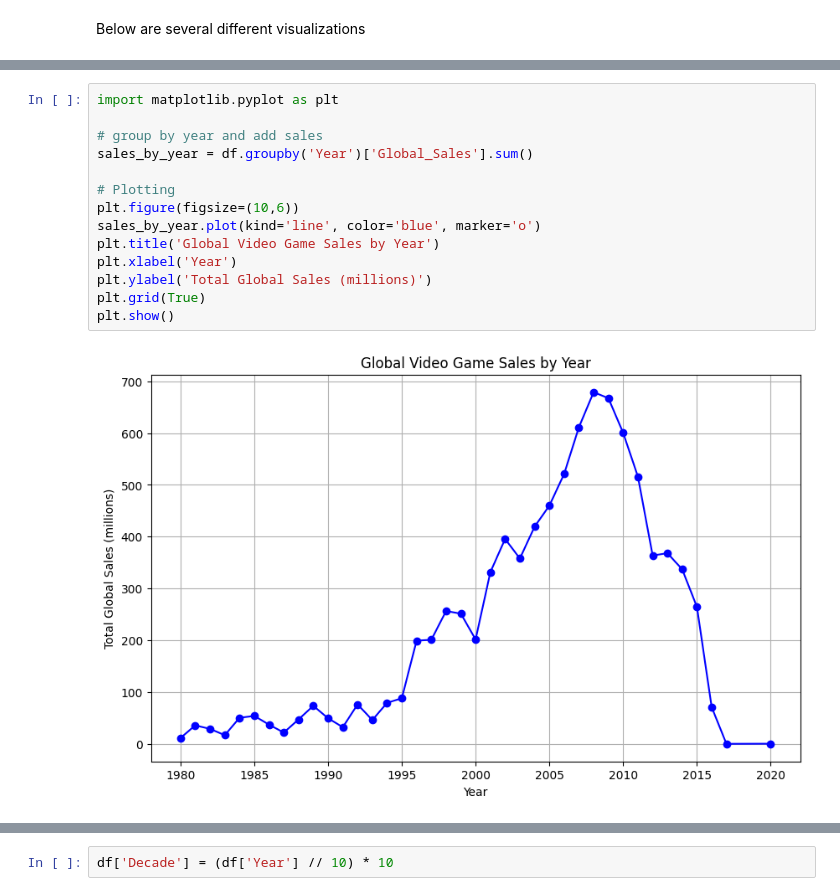
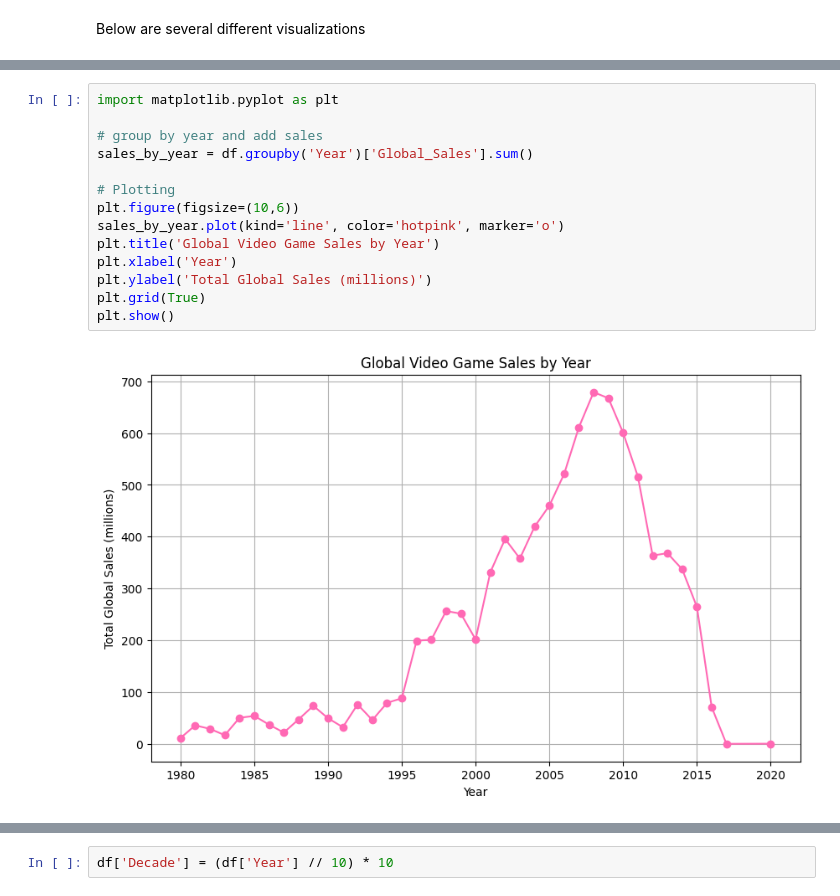
Before and after one commit to November2025/video-game-sales-analysis, a Jupyter notebook: gameanalysis.ipynb, the cells around one changed output, grey strips where cells are left out. Saved outputs shown, nothing was run; the diff lists cells and outputs as text.

```diff
--- a/gameanalysis.ipynb
+++ b/gameanalysis.ipynb
@@ -298,19 +307,19 @@ plt.show()
 # %%
 import matplotlib.pyplot as plt
 
 # group by year and add sales
 sales_by_year = df.groupby('Year')['Global_Sales'].sum()
 
 # Plotting
 plt.figure(figsize=(10,6))
-sales_by_year.plot(kind='line', color='blue', marker='o')
+sales_by_year.plot(kind='line', color='hotpink', marker='o')
 plt.title('Global Video Game Sales by Year')
 plt.xlabel('Year')
 plt.ylabel('Total Global Sales (millions)')
 plt.grid(True)
 plt.show()
 # %% [output]
-[figure, old version]
+[figure, new version]
 # %%
 print(df.columns)
 # %% [output]
```
Also changed, not shown: parts of 9 cells of this notebook, 2 other files.
